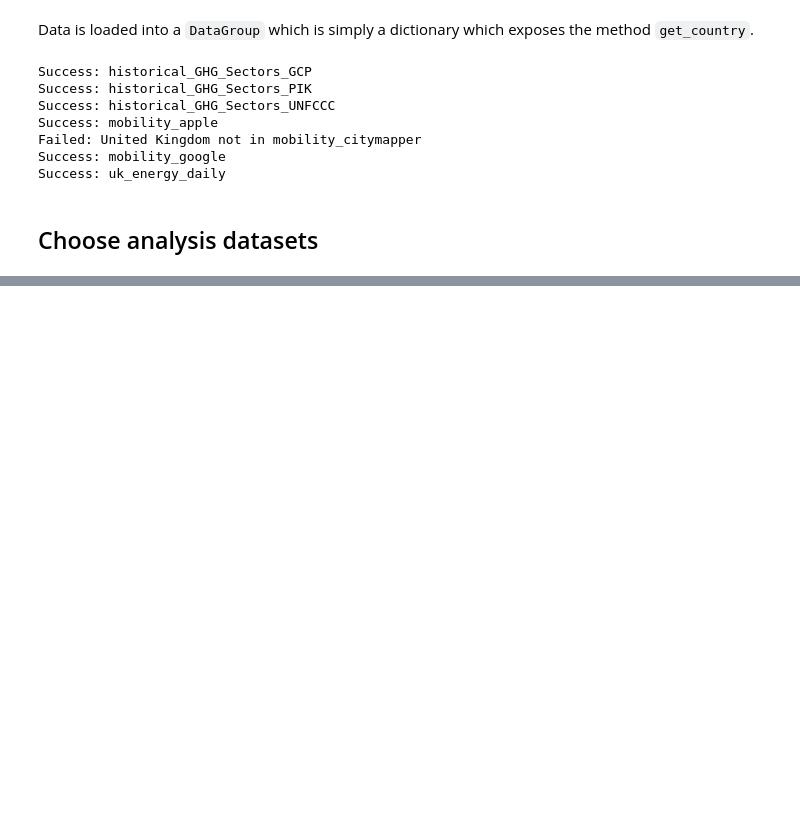
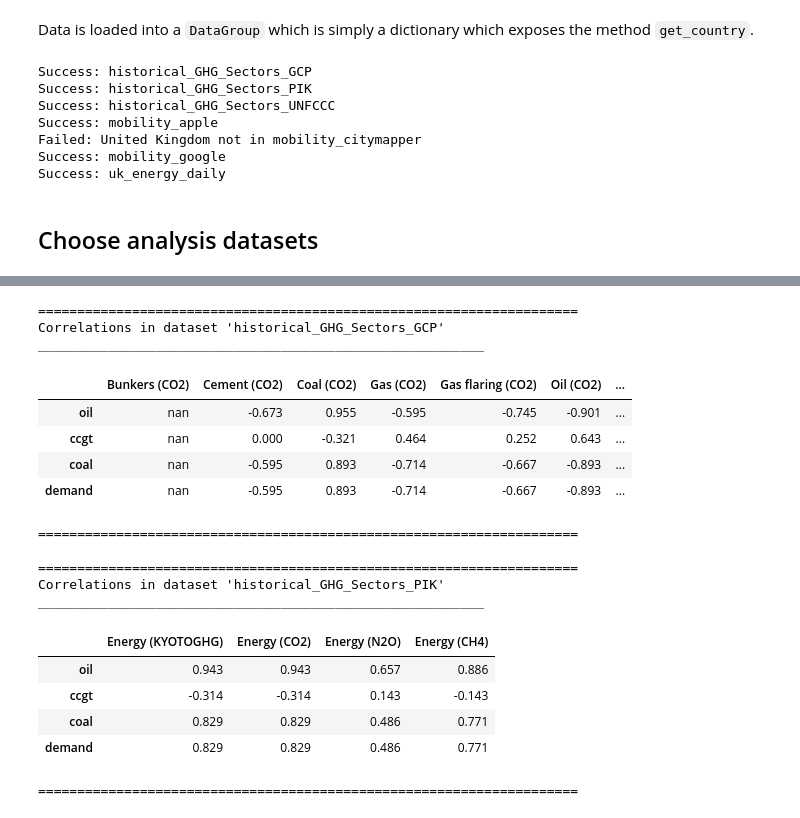
Before and after one commit to BristolFluFighters/BristolFluFighters_NERCHackathonTwo_Recovery, a Jupyter notebook: correlate.ipynb, the cells around one changed output, grey strips where cells are left out. Cells and saved outputs as stored; diff of their text form; code cells hidden in the pictures; blank space fills up the shorter version.

```diff
--- a/correlate.ipynb
+++ b/correlate.ipynb
@@ -70,8 +58,3 @@ def correlate(
 # %%
-for corr in correlate(
-    selector=to_correlate,
-    data_sets=d_uk,
-    main_compare='uk_energy_yearly',
-):
-    display(corr.style.background_gradient().set_precision(2))
+correlation_dict = bff2.correlate(selector=to_correlate,data_sets=d_uk,main_compare='uk_energy_yearly')
 # %% [output]
@@ -87,0 +78,31 @@ for corr in correlate(
+# %%
+for dset in correlation_dict:
+    print("=====================================================================")
+    print(f"Correlations in dataset '{dset}'")
+    print("_________________________________________________________")
+    display(
+        correlation_dict[dset]['correlation']
+        .style.background_gradient().set_precision(3)
+    )
+    print("=====================================================================")
+    print("")
+# %% [output]
+=====================================================================
+Correlations in dataset 'historical_GHG_Sectors_GCP'
+_________________________________________________________
+|  | Bunkers (CO2) | Cement (CO2) | Coal (CO2) | Gas (CO2) | Gas flaring (CO2) | Oil (CO2) | ... |
+| oil | nan | -0.673 | 0.955 | -0.595 | -0.745 | -0.901 | ... |
+| ccgt | nan | 0.000 | -0.321 | 0.464 | 0.252 | 0.643 | ... |
+| coal | nan | -0.595 | 0.893 | -0.714 | -0.667 | -0.893 | ... |
+| demand | nan | -0.595 | 0.893 | -0.714 | -0.667 | -0.893 | ... |
+=====================================================================
+
+=====================================================================
+Correlations in dataset 'historical_GHG_Sectors_PIK'
+_________________________________________________________
+|  | Energy (KYOTOGHG) | Energy (CO2) | Energy (N2O) | Energy (CH4) |
+| oil | 0.943 | 0.943 | 0.657 | 0.886 |
+| ccgt | -0.314 | -0.314 | 0.143 | -0.143 |
+| coal | 0.829 | 0.829 | 0.486 | 0.771 |
+| demand | 0.829 | 0.829 | 0.486 | 0.771 |
+=====================================================================
```
Also changed, not shown: parts of 25 cells of this notebook, 3 other files.
